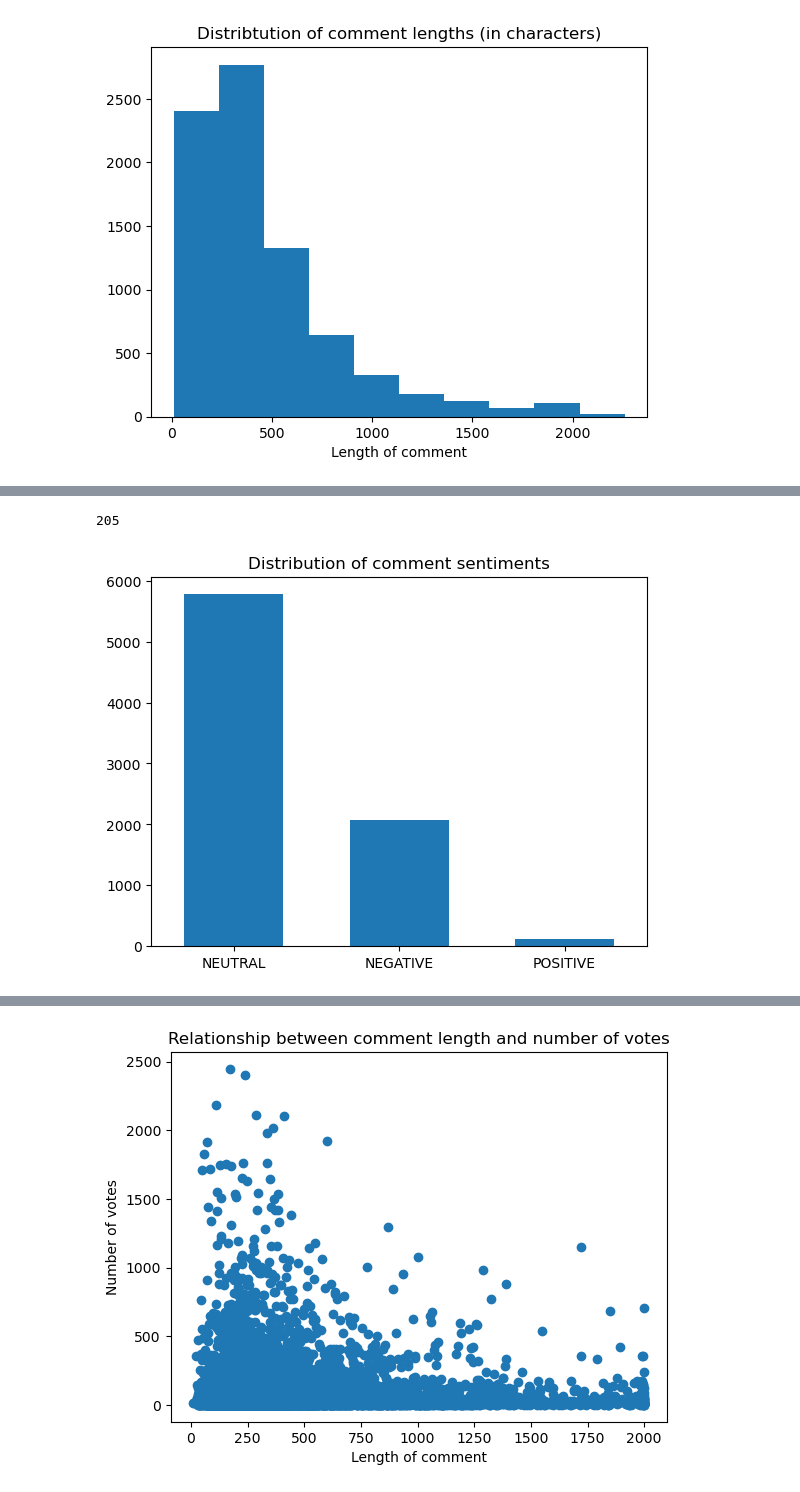
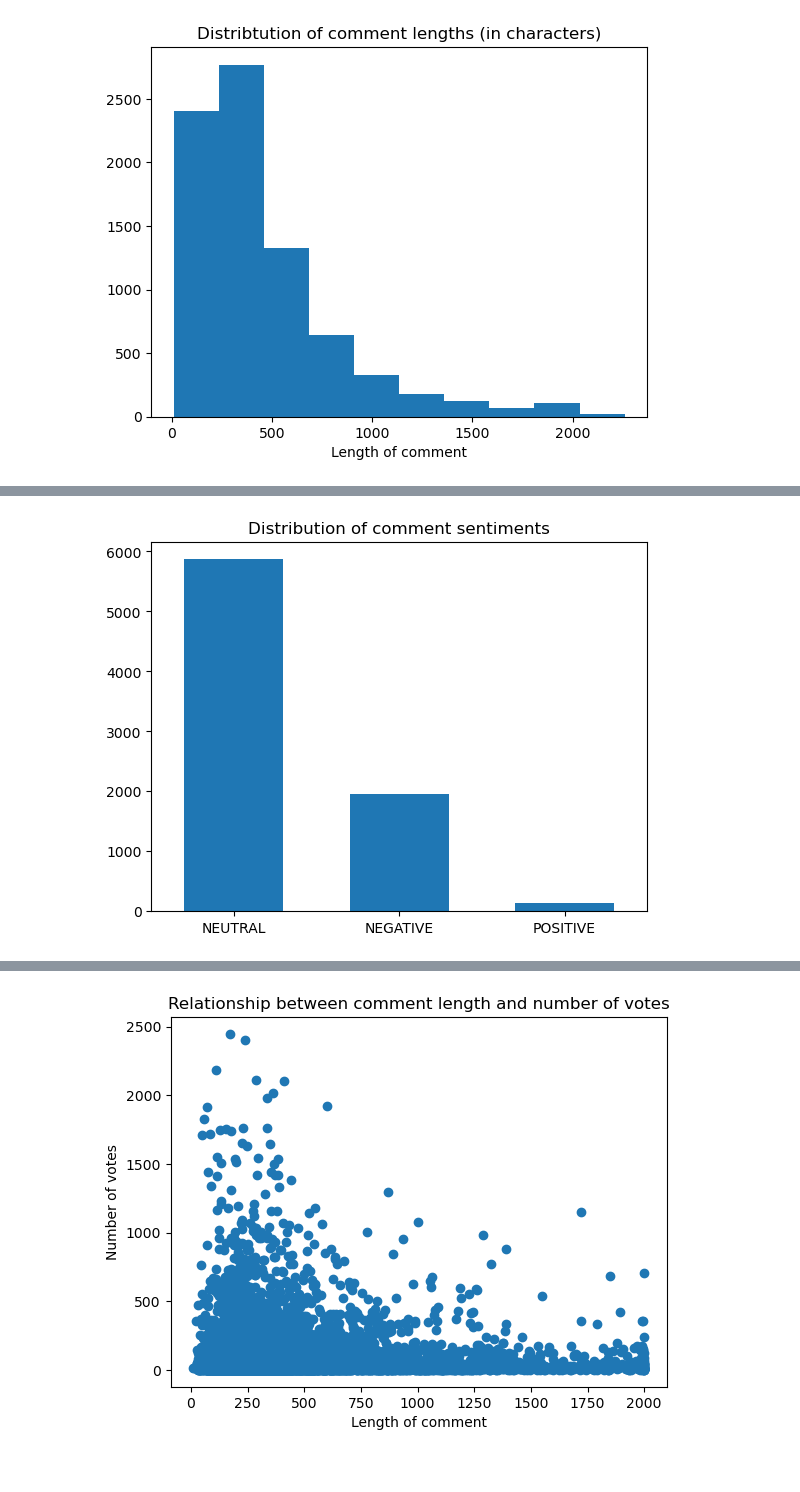
Before and after one commit to eevib/introDataMiniProject, a Jupyter notebook: data_analysis.ipynb, the cells around one changed output, grey strips where cells are left out. Drawn from its saved outputs; the diff is of its cells as text; code cells hidden in the pictures.

```diff
--- a/data_analysis.ipynb
+++ b/data_analysis.ipynb
@@ -277,0 +221,3 @@ Power_divergenceResult(statistic=0.00021060117136980136, pvalue=0.99989470495822
+# %%
+# In case the DataFrame needs to be read again
+comment_df = pd.read_csv("comment.csv")
@@ -284,14 +273,10 @@ plt.savefig("piechart.png")
-# %%
-len(comment_df2[~comment_df2["Sukupuoli"].isna()]["articleId"].unique())
-# %% [output]
-205
 # %%
 bins = np.arange(4) - 0.3
-plt.hist(comment_df2["sentiment"],bins=bins,width=0.6)
+plt.hist(comment_df["sentiment"],bins=bins,width=0.6)
 plt.xlim(-0.5,2.5)
 plt.title("Distribution of comment sentiments")
 plt.savefig("images/sentiment_distribution.png")
 # %% [output]
-[figure, old version]
+[figure, new version]
 # %%
 # Default boxplot
```
Also changed, not shown: parts of 45 cells of this notebook, 4 other files.
